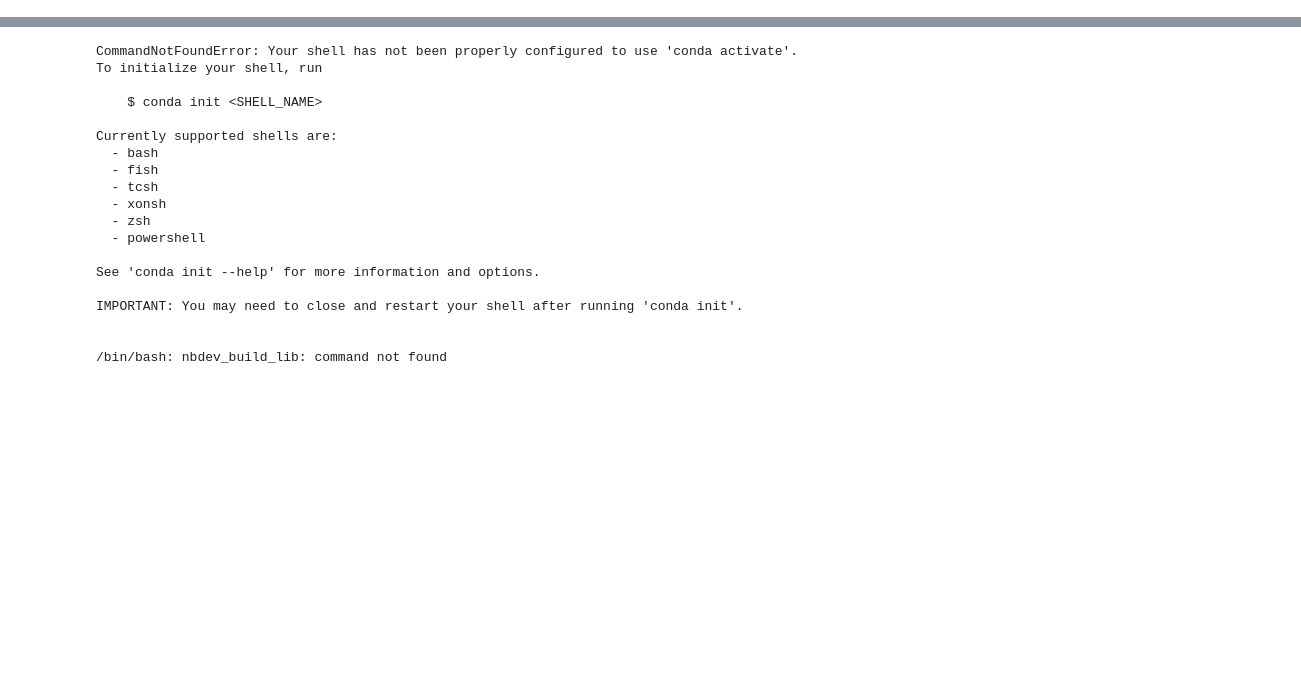
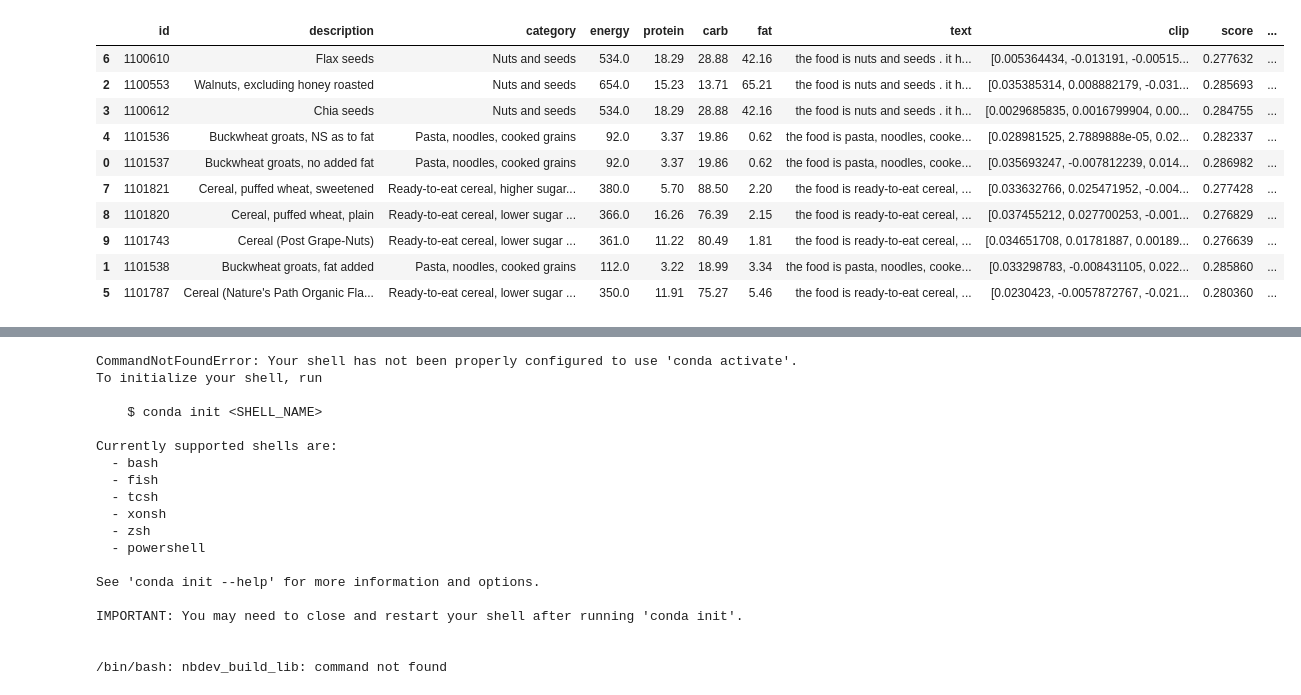
Before and after one commit to DmitriyG228/food, a Jupyter notebook: 00_nbs/01_search.ipynb, the cells around one changed output, grey strips where cells are left out. Saved outputs shown, nothing was run; the diff lists cells and outputs as text; code cells hidden in the pictures; blank space fills up the shorter version.

```diff
--- a/00_nbs/01_search.ipynb
+++ b/00_nbs/01_search.ipynb
@@ -258,0 +324,14 @@ url
+# %%
+clip_df[clip_df['url']==5]
+# %% [output]
+|  | id | description | category | energy | protein | carb | fat | text | clip | score | ... |
+| 6 | 1100610 | Flax seeds | Nuts and seeds | 534.0 | 18.29 | 28.88 | 42.16 | the food is nuts and seeds . it h... | [0.005364434, -0.013191, -0.00515... | 0.277632 | ... |
+| 2 | 1100553 | Walnuts, excluding honey roasted | Nuts and seeds | 654.0 | 15.23 | 13.71 | 65.21 | the food is nuts and seeds . it h... | [0.035385314, 0.008882179, -0.031... | 0.285693 | ... |
+| 3 | 1100612 | Chia seeds | Nuts and seeds | 534.0 | 18.29 | 28.88 | 42.16 | the food is nuts and seeds . it h... | [0.0029685835, 0.0016799904, 0.00... | 0.284755 | ... |
+| 4 | 1101536 | Buckwheat groats, NS as to fat | Pasta, noodles, cooked grains | 92.0 | 3.37 | 19.86 | 0.62 | the food is pasta, noodles, cooke... | [0.028981525, 2.7889888e-05, 0.02... | 0.282337 | ... |
+| 0 | 1101537 | Buckwheat groats, no added fat | Pasta, noodles, cooked grains | 92.0 | 3.37 | 19.86 | 0.62 | the food is pasta, noodles, cooke... | [0.035693247, -0.007812239, 0.014... | 0.286982 | ... |
+| 7 | 1101821 | Cereal, puffed wheat, sweetened | Ready-to-eat cereal, higher sugar... | 380.0 | 5.70 | 88.50 | 2.20 | the food is ready-to-eat cereal, ... | [0.033632766, 0.025471952, -0.004... | 0.277428 | ... |
+| 8 | 1101820 | Cereal, puffed wheat, plain | Ready-to-eat cereal, lower sugar ... | 366.0 | 16.26 | 76.39 | 2.15 | the food is ready-to-eat cereal, ... | [0.037455212, 0.027700253, -0.001... | 0.276829 | ... |
+| 9 | 1101743 | Cereal (Post Grape-Nuts) | Ready-to-eat cereal, lower sugar ... | 361.0 | 11.22 | 80.49 | 1.81 | the food is ready-to-eat cereal, ... | [0.034651708, 0.01781887, 0.00189... | 0.276639 | ... |
+| 1 | 1101538 | Buckwheat groats, fat added | Pasta, noodles, cooked grains | 112.0 | 3.22 | 18.99 | 3.34 | the food is pasta, noodles, cooke... | [0.033298783, -0.008431105, 0.022... | 0.285860 | ... |
+| 5 | 1101787 | Cereal (Nature's Path Organic Fla... | Ready-to-eat cereal, lower sugar ... | 350.0 | 11.91 | 75.27 | 5.46 | the food is ready-to-eat cereal, ... | [0.0230423, -0.0057872767, -0.021... | 0.280360 | ... |
```
Also changed, not shown: parts of 31 cells of this notebook.
